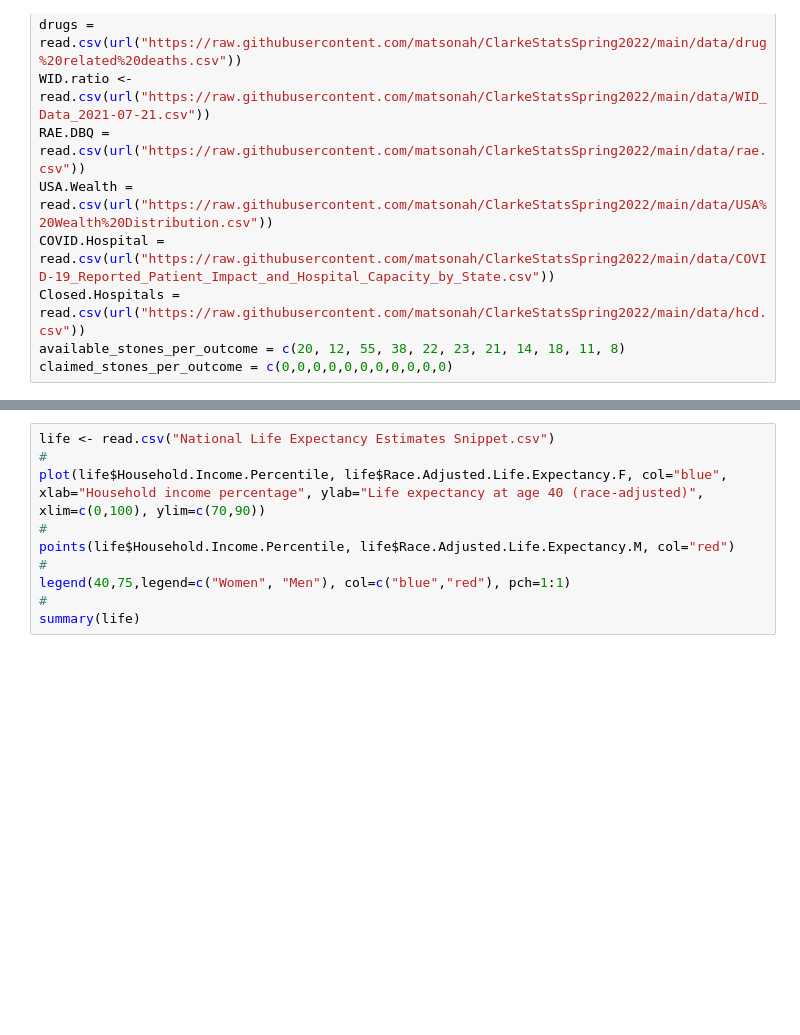
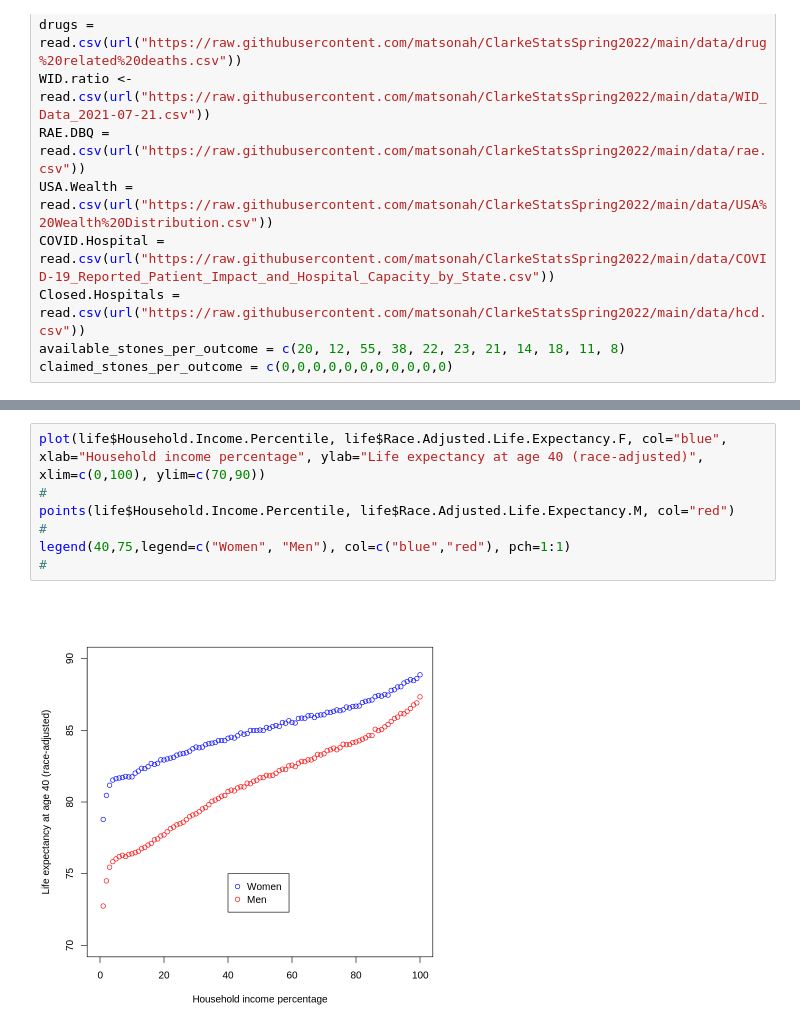
Before and after one commit to matsonah/ClarkeStatsSpring2022, a Jupyter notebook: Spring_2022_Module_3_A.ipynb, the cells around one changed output, grey strips where cells are left out. Saved outputs shown, nothing was run; the diff lists cells and outputs as text; blank space fills up the shorter version.

Commit message:
Edited to allow for graphing with front-loaded data.

```diff
--- a/Spring_2022_Module_3_A.ipynb
+++ b/Spring_2022_Module_3_A.ipynb
@@ -52,11 +51,10 @@ plot(FICO$FicoAvg,FICO$FicoTop)
 # %%
-life <- read.csv("National Life Expectancy Estimates Snippet.csv")
-#
 plot(life$Household.Income.Percentile, life$Race.Adjusted.Life.Expectancy.F, col="blue", xlab="Household income percentage", ylab="Life expectancy at age 40 (race-adjusted)", xlim=c(0,100), ylim=c(70,90))
 #
 points(life$Household.Income.Percentile, life$Race.Adjusted.Life.Expectancy.M, col="red")
 #
 legend(40,75,legend=c("Women", "Men"), col=c("blue","red"), pch=1:1)
 #
-summary(life)
+# %% [output]
+[figure, added]
 # %%
```
Also changed, not shown: parts of 5 cells of this notebook.
